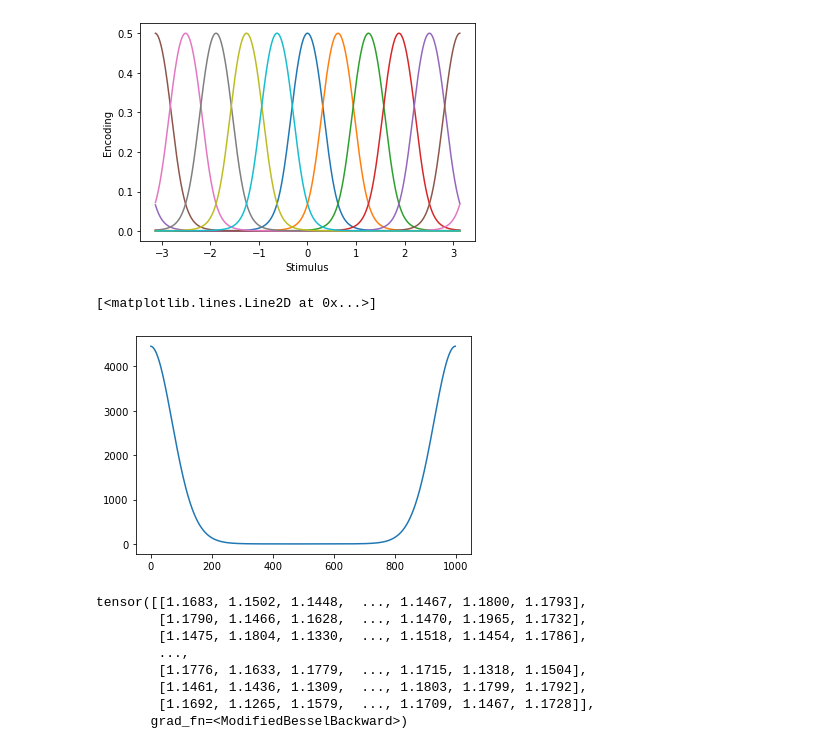
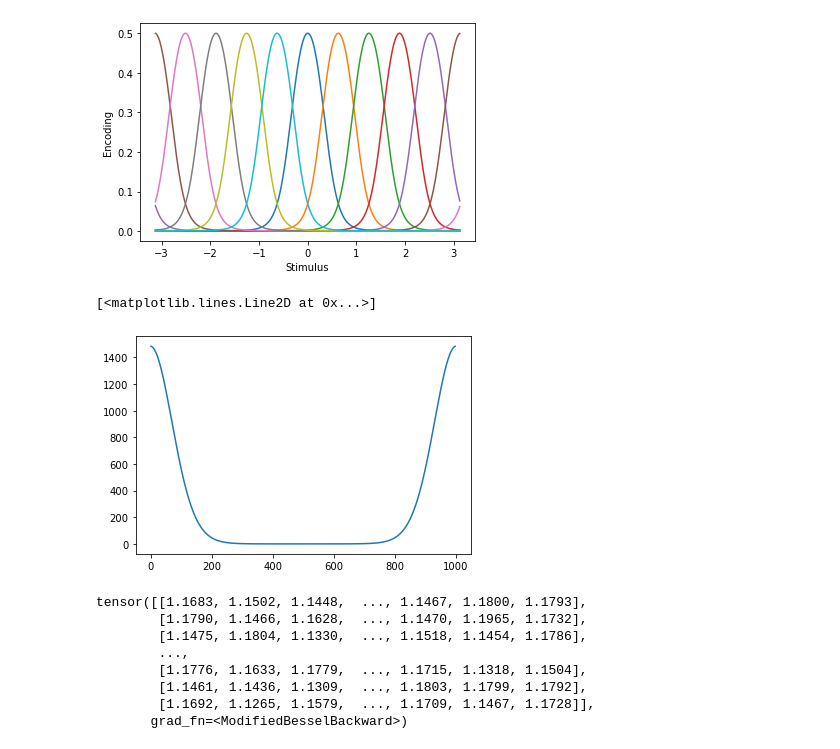
Before and after one commit to simonebmalerba/neural_VAE, a Jupyter notebook: ISING prior/Periodic_BC_Ising.ipynb, the cells around one changed output. Cells and saved outputs as stored; diff of their text form; code cells hidden in the pictures.

```diff
--- a/ISING prior/Periodic_BC_Ising.ipynb
+++ b/ISING prior/Periodic_BC_Ising.ipynb
@@ -51,14 +51,14 @@ Text(0, 0.5, 'Encoding')
 [figure]
 # %%
 r = enc_circ.sample(x_fine,10)
-a = 30
+a = 10
 theta = torch.as_tensor(math.pi)
 k = 5
 func = a*torch.exp(k*torch.cos(x_fine - theta))
 plt.plot(func)
 # %% [output]
 [<matplotlib.lines.Line2D at 0x...>]
-[figure, old version]
+[figure, new version]
 # %%
 class ModifiedBessel(torch.autograd.Function):
     @staticmethod
```
Also changed, not shown: parts of 7 cells of this notebook, 1 other file.
